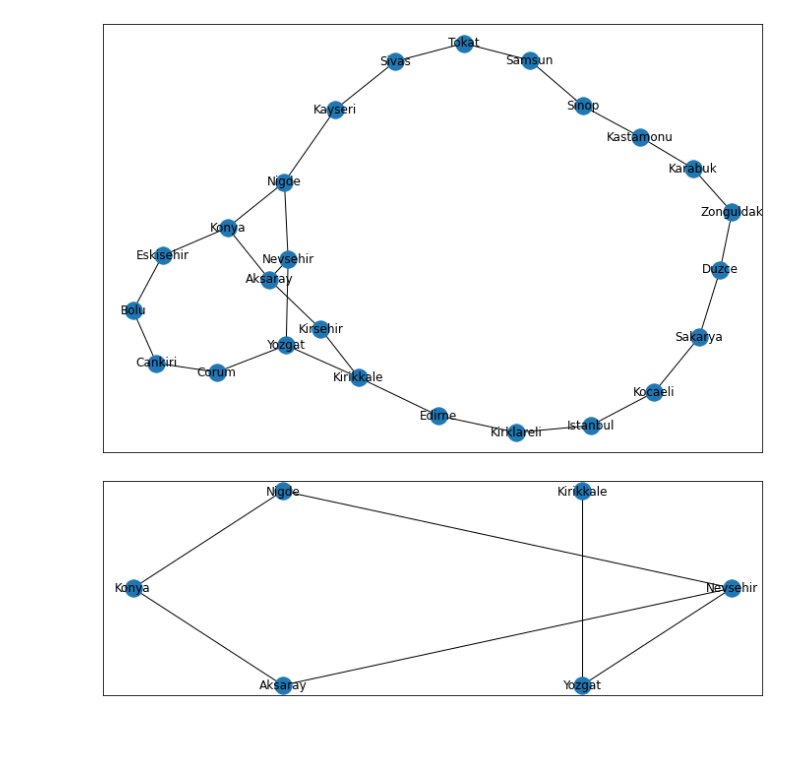
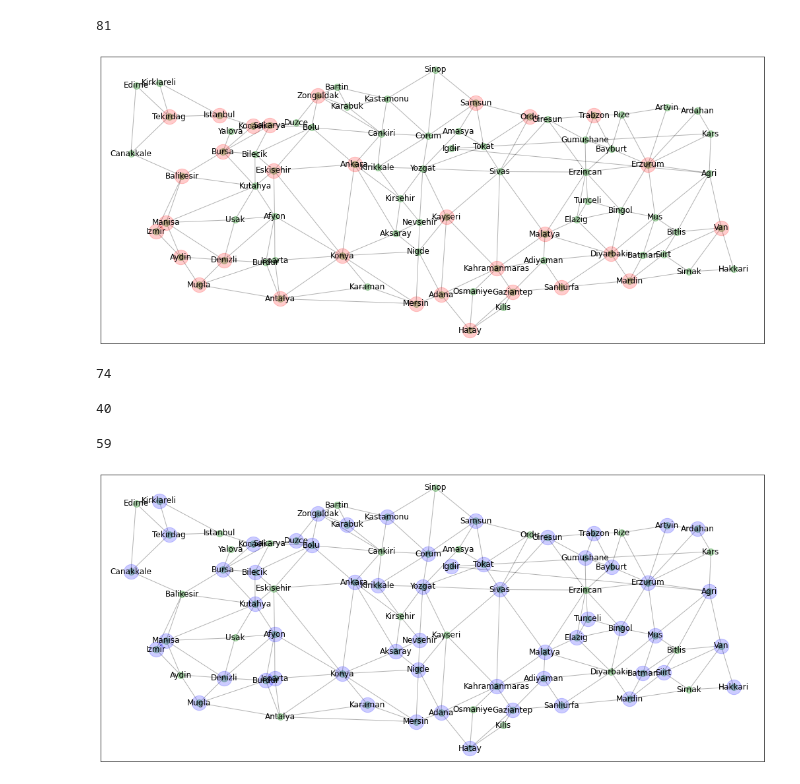
Before and after one commit to armanboyaci/vertex_cover, a Jupyter notebook: analysis.ipynb, the cells around one changed output. Cells and saved outputs as stored; diff of their text form; code cells hidden in the pictures; blank space fills up the shorter version.

Commit message:
data visualization

```diff
--- a/analysis.ipynb
+++ b/analysis.ipynb
@@ -33,0 +41,10 @@ NetworkXException: G is not planar.
+# %%
+coordinates_and_population = coordinates_and_population.set_index('city')
+coordinates_and_population = coordinates_and_population.loc[~coordinates_and_population.index.duplicated(keep='first')]
+coordinates_and_population = coordinates_and_population.reindex(G.nodes)
+# %%
+len(coordinates_and_population)
+# %% [output]
+81
+# %%
+pos = coordinates_and_population[["lng", "lat"]].T.to_dict(orient='list')
@@ -34,8 +53,28 @@ NetworkXException: G is not planar.
+# %%
+#source: https://www.haberturk.com/giris-cikis-yasaklanan-iller-hangisidir-30-buyuksehir-listesi-2020-2635405
+restricted_cities = ["Adana", "Ankara", "Antalya", "Aydın", "Balıkesir", "Bursa", "Denizli", "Diyarbakır",
+ "Erzurum", "Eskişehir", "Gaziantep", "Hatay", "İstanbul", "İzmir", "Kahramanmaraş",
+ "Kayseri", "Kocaeli", "Konya", "Malatya", "Manisa", "Mardin", "Mersin", "Muğla",
+ "Ordu", "Sakarya", "Samsun", "Şanlıurfa", "Tekirdağ", "Trabzon", "Van", "Zonguldak"]
+# %%
+restricted_cities = (pd.Series(restricted_cities)
+ .str.replace('ş','s')
+ .str.replace('ğ','g')
+ .str.replace('ı','i')
+ .str.replace('ç','c')
+ .str.replace('ü','u')
+ .str.replace('Ş','S')
+ .str.replace('ö','o')
+ .str.replace('Ç','C')
+ .str.replace('Ü','U')
+ .str.replace('İ','I')
+ .str.replace('Ö','O')
+ .str.replace('Afyonkarahisar','Afyon')).values
 # %%
-plt.figure(figsize=(12,8))
-pos = nx.spring_layout(H, scale=2)
-nodes = nx.draw_networkx_nodes(H, pos=pos)
-labels = nx.draw_networkx_labels(H, pos=pos)
-edges = nx.draw_networkx_edges(H, pos=pos)
+plt.figure(figsize=(18,8))
+nodes = nx.draw_networkx_nodes(G, pos=pos, alpha=0.3, node_size=100, node_color='green')
+big_cities = nx.draw_networkx_nodes(G, nodelist=restricted_cities, pos=pos, alpha=0.2, node_size=500, node_color='red')
+labels = nx.draw_networkx_labels(G, pos=pos)
+edges = nx.draw_networkx_edges(G, pos=pos, alpha=0.3)
 # %% [output]
-[figure, old version]
+[figure, new version]
@@ -45,0 +81,15 @@ H_prime = H.subgraph(S)
+# %%
+# 2-approx. algorithm for min. vertex cover
+len(min_weighted_vertex_cover(G))
+# %% [output]
+74
+# %%
+# maximum matching number is a lower bound for the min. vertex cover number
+len(nx.max_weight_matching(G))
+# %% [output]
+40
+# %%
+# |V| = a minimal vertex cover + a maximal independent set
+len(G.nodes) - len(nx.algorithms.mis.maximal_independent_set(G))
+# %% [output]
+59
@@ -46,8 +98,8 @@ H_prime = H.subgraph(S)
 # %%
-plt.figure(figsize=(12,4))
-pos = nx.circular_layout(H_prime)
-nodes = nx.draw_networkx_nodes(H_prime, pos=pos)
-labels = nx.draw_networkx_labels(H_prime, pos=pos)
-edges = nx.draw_networkx_edges(H_prime, pos=pos)
+plt.figure(figsize=(18,8))
+nodes = nx.draw_networkx_nodes(G, pos=pos, alpha=0.3, node_size=100, node_color='green')
+vc = nx.draw_networkx_nodes(G, nodelist=vertex_cover, pos=pos, alpha=0.2, node_size=500, node_color='blue')
+labels = nx.draw_networkx_labels(G, pos=pos)
+edges = nx.draw_networkx_edges(G, pos=pos, alpha=0.3)
 # %% [output]
-[figure, old version]
+[figure, new version]
```
Also changed, not shown: parts of 17 cells of this notebook, 1 other file.
